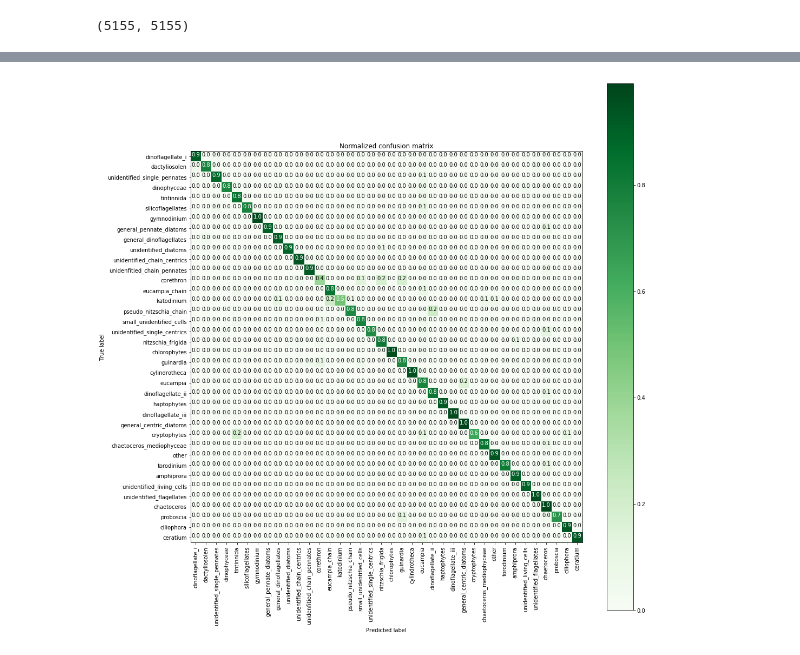
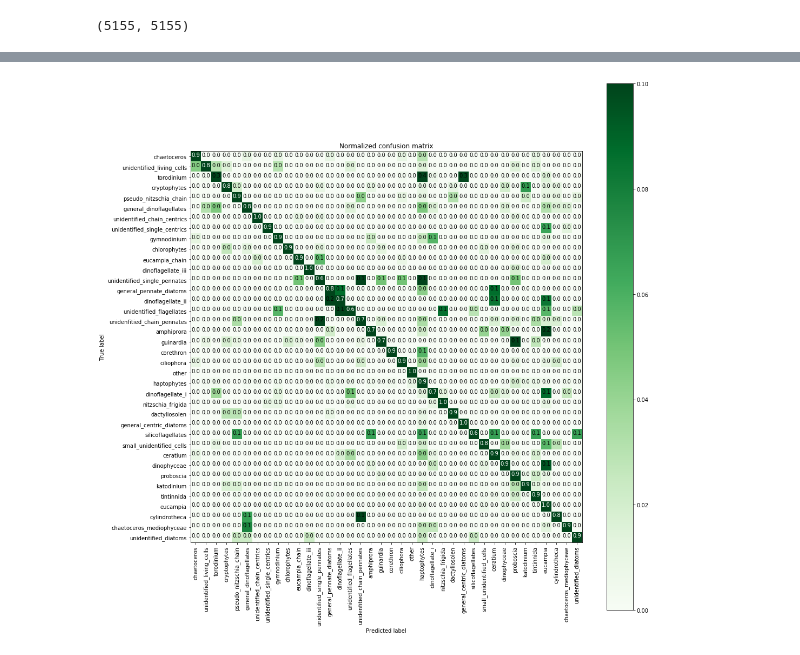
Before and after one commit to patrickcgray/deep_ifcb, a Jupyter notebook: python/Model_Dev_and_Iteration.ipynb, the cells around one changed output, grey strips where cells are left out. Drawn from its saved outputs; the diff is of its cells as text; code cells hidden in the pictures.

```diff
--- a/python/Model_Dev_and_Iteration.ipynb
+++ b/python/Model_Dev_and_Iteration.ipynb
@@ -730,7 +681,7 @@ for index, row in balanced_df.sample(frac=1).iterrows():
     original_labels.append(row['object_annotation_category'])
     #flu_data.append([row['object_pmt_fluorescence'], row['object_peak_fluorescence']])
     # changes this to add all handcrafted features to the data as a vector
-    flu_data.append(np.array(row[~balanced_df.columns.isin(cols_not_for_training)].values, dtype=np.float64))
+    flu_data.append(np.array(row[balanced_df.columns.isin(cols_for_training)].values, dtype=np.float64))
     object_ids_training.append(row['object_id'])
 
 images = np.array(images)
@@ -1151,7 +1102,7 @@ ________________________________________________________________________________
 #         validation_data=(X_test, y_test),
 #         callbacks=callbacks_list)
 # %%
-checkpoint = ModelCheckpoint('../model_weights_all_classes_flu_iteration4.hdf5', monitor='val_acc', verbose=1, save_best_only=True, mode='max')
+checkpoint = ModelCheckpoint('../model_weights_all_classes_flu_iteration5.hdf5', monitor='val_acc', verbose=1, save_best_only=True, mode='max')
 callbacks_list = [checkpoint]
 
 
@@ -1355,7 +1305,7 @@ plt.show()
 # %%
 from tensorflow import keras
 
-model = keras.models.load_model('../model_weights_all_classes_flu_iteration4.hdf5')
+model = keras.models.load_model('../model_weights_all_classes_flu_iteration5.hdf5')
 # %%
 val_img_subset[val_img_subset.object_annotation_status == 'validated'].groupby('object_annotation_category')['object_id'].nunique()
 # %% [output]
@@ -1471,7 +1435,7 @@ for name, group in val_img_subset_only_test.groupby('object_annotation_category'
         peak = val_img_subset[val_img_subset.object_id == fn].object_peak_fluorescence
         labels.append(class_id_dict[mc.values[0]])
         #flus.append([pmt.values[0], peak.values[0]])
-        flus.append(np.array(val_img_subset[val_img_subset.object_id == fn].iloc[0][~val_img_subset.columns.isin(cols_not_for_training)].values, dtype=np.float64))
+        flus.append(np.array(val_img_subset[val_img_subset.object_id == fn].iloc[0][val_img_subset.columns.isin(cols_for_training)].values, dtype=np.float64))
 
     images = np.array(images)
     labels = np.array(labels)
@@ -1807,32 +1771,32 @@ import itertools
 
 num_classes = len(class_id_dict)
 
 cm = confusion_matrix(np.array(merged_labs_id), np.array(merged_truth_id))
 cm = cm.astype('float') / cm.sum(axis = 1)[:, np.newaxis]
 
 # print(cm)
 plt.figure(figsize=(15,15))
 
-plt.imshow(cm, cmap = 'Greens')
+plt.imshow(cm, cmap = 'Greens',vmax=0.1)
 plt.title('Normalized confusion matrix')
 plt.colorbar()
 tick_marks = np.arange(num_classes)
 plt.xticks(tick_marks, list(class_id_dict), rotation=90)
 plt.yticks(tick_marks, list(class_id_dict))
 
 fmt = '.1f'
 thresh = cm.max() / 2.
 for i, j in itertools.product(range(cm.shape[0]), range(cm.shape[1])):
     plt.text(j, i, format(cm[i, j], fmt),
              horizontalalignment="center",
              color="white" if cm[i, j] > thresh else "black")
 
 plt.tight_layout()
 plt.ylabel('True label')
 plt.xlabel('Predicted label')
 #plt.axis('off')
 #plt.grid(b=None, which='major', axis='both')
 
 plt.savefig('conf_matrix_merged.png', dpi=300)
 # %% [output]
-[figure, old version]
+[figure, new version]
```
Also changed, not shown: parts of 30 cells of this notebook.
